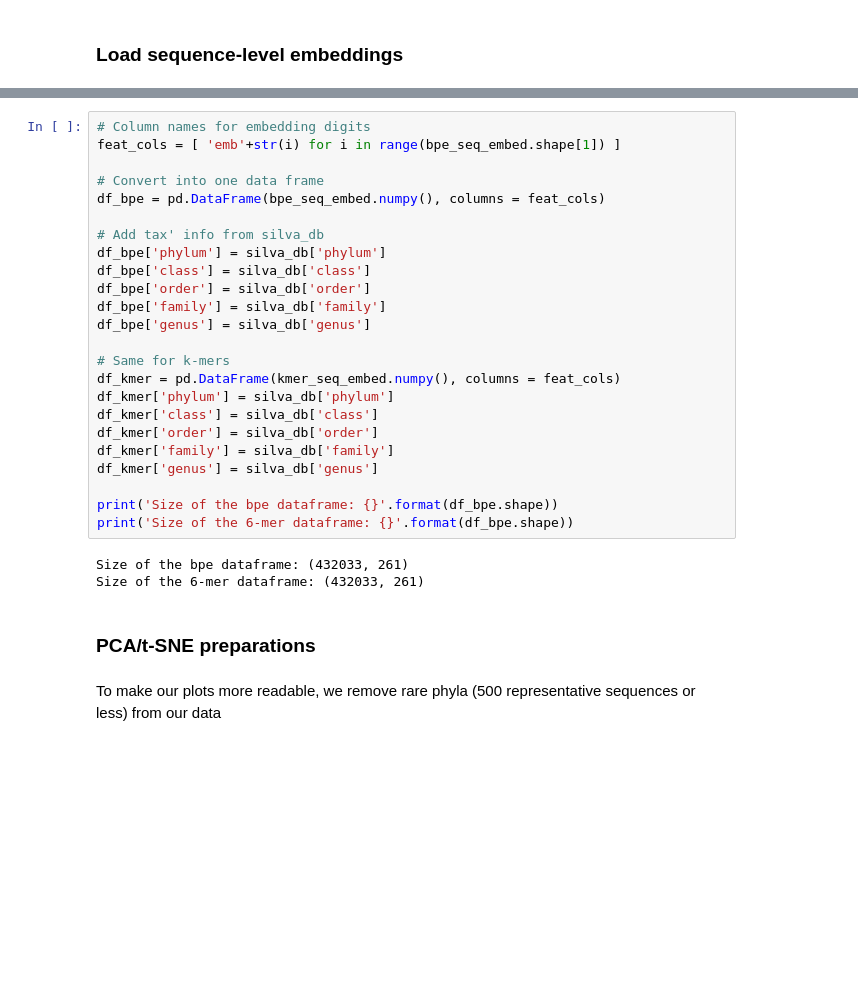
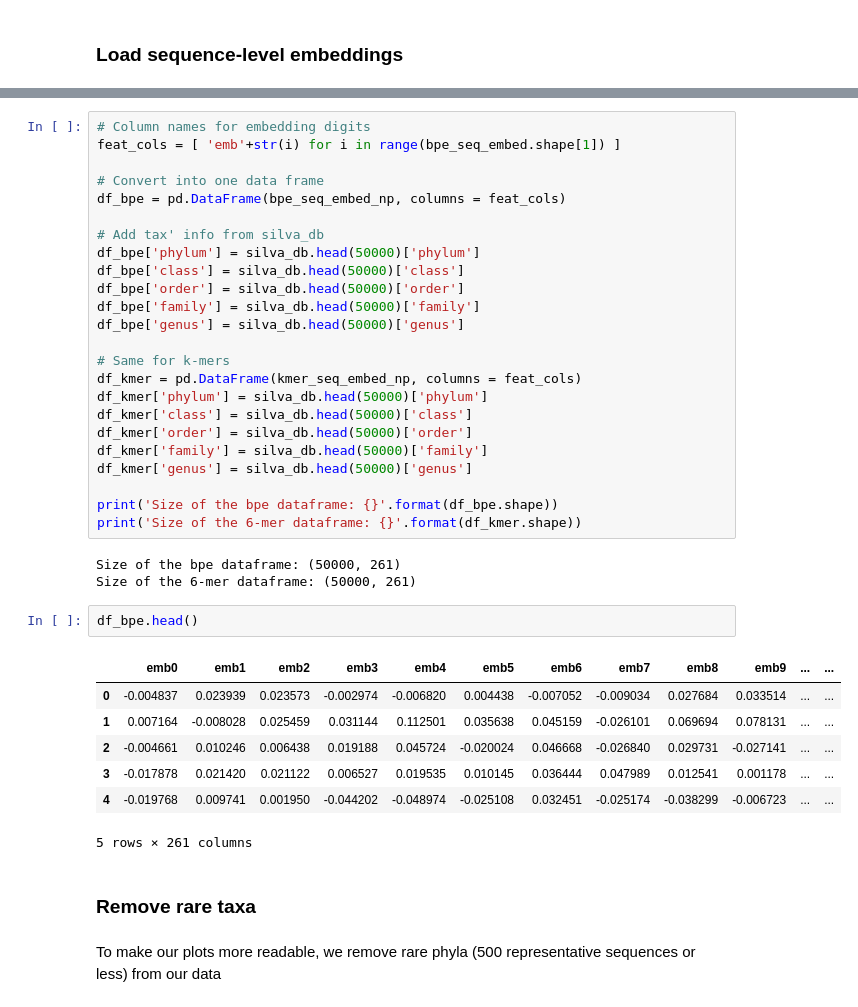
Before and after one commit to shaharazulay/dna-bert, a Jupyter notebook: dna_bert/analyze_sequence_embeddings.ipynb, the cells around one changed output, grey strips where cells are left out. Cells and saved outputs as stored; diff of their text form; blank space fills up the shorter version.

```diff
--- a/dna_bert/analyze_sequence_embeddings.ipynb
+++ b/dna_bert/analyze_sequence_embeddings.ipynb
@@ -59,29 +97,39 @@ torch.Size([432033, 256])
 feat_cols = [ 'emb'+str(i) for i in range(bpe_seq_embed.shape[1]) ]
 
 # Convert into one data frame
-df_bpe = pd.DataFrame(bpe_seq_embed.numpy(), columns = feat_cols)
+df_bpe = pd.DataFrame(bpe_seq_embed_np, columns = feat_cols)
 
 # Add tax' info from silva_db
-df_bpe['phylum'] = silva_db['phylum']
-df_bpe['class'] = silva_db['class']
-df_bpe['order'] = silva_db['order']
-df_bpe['family'] = silva_db['family']
-df_bpe['genus'] = silva_db['genus']
+df_bpe['phylum'] = silva_db.head(50000)['phylum']
+df_bpe['class'] = silva_db.head(50000)['class']
+df_bpe['order'] = silva_db.head(50000)['order']
+df_bpe['family'] = silva_db.head(50000)['family']
+df_bpe['genus'] = silva_db.head(50000)['genus']
 
 # Same for k-mers
-df_kmer = pd.DataFrame(kmer_seq_embed.numpy(), columns = feat_cols)
-df_kmer['phylum'] = silva_db['phylum']
-df_kmer['class'] = silva_db['class']
-df_kmer['order'] = silva_db['order']
-df_kmer['family'] = silva_db['family']
-df_kmer['genus'] = silva_db['genus']
+df_kmer = pd.DataFrame(kmer_seq_embed_np, columns = feat_cols)
+df_kmer['phylum'] = silva_db.head(50000)['phylum']
+df_kmer['class'] = silva_db.head(50000)['class']
+df_kmer['order'] = silva_db.head(50000)['order']
+df_kmer['family'] = silva_db.head(50000)['family']
+df_kmer['genus'] = silva_db.head(50000)['genus']
 
 print('Size of the bpe dataframe: {}'.format(df_bpe.shape))
-print('Size of the 6-mer dataframe: {}'.format(df_bpe.shape))
+print('Size of the 6-mer dataframe: {}'.format(df_kmer.shape))
 # %% [output]
-Size of the bpe dataframe: (432033, 261)
-Size of the 6-mer dataframe: (432033, 261)
+Size of the bpe dataframe: (50000, 261)
+Size of the 6-mer dataframe: (50000, 261)
-# %% [markdown]
-### PCA/t-SNE preparations
+# %%
+df_bpe.head()
+# %% [output]
+|  | emb0 | emb1 | emb2 | emb3 | emb4 | emb5 | emb6 | emb7 | emb8 | emb9 | ... | ... |
+| 0 | -0.004837 | 0.023939 | 0.023573 | -0.002974 | -0.006820 | 0.004438 | -0.007052 | -0.009034 | 0.027684 | 0.033514 | ... | ... |
+| 1 | 0.007164 | -0.008028 | 0.025459 | 0.031144 | 0.112501 | 0.035638 | 0.045159 | -0.026101 | 0.069694 | 0.078131 | ... | ... |
+| 2 | -0.004661 | 0.010246 | 0.006438 | 0.019188 | 0.045724 | -0.020024 | 0.046668 | -0.026840 | 0.029731 | -0.027141 | ... | ... |
+| 3 | -0.017878 | 0.021420 | 0.021122 | 0.006527 | 0.019535 | 0.010145 | 0.036444 | 0.047989 | 0.012541 | 0.001178 | ... | ... |
+| 4 | -0.019768 | 0.009741 | 0.001950 | -0.044202 | -0.048974 | -0.025108 | 0.032451 | -0.025174 | -0.038299 | -0.006723 | ... | ... |
+5 rows × 261 columns
+# %% [markdown]
+### Remove rare taxa
 # %% [markdown]
 To make our plots more readable, we remove rare phyla (500 representative sequences or less) from our data
```
Also changed, not shown: parts of 31 cells of this notebook.
